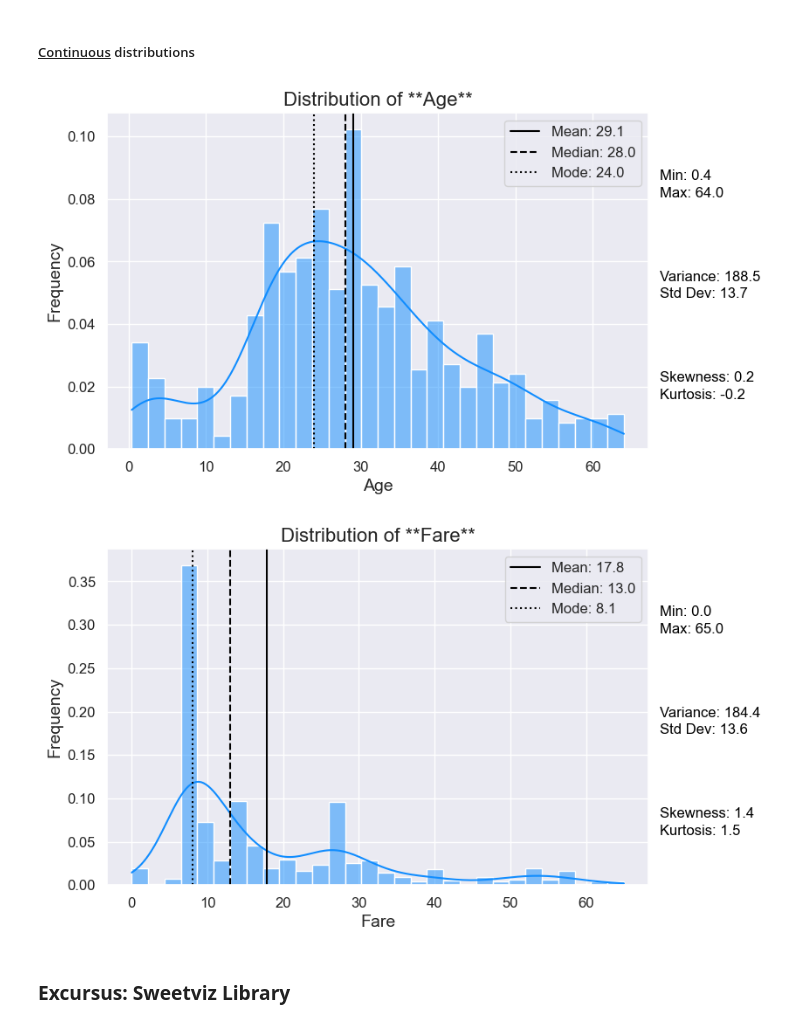
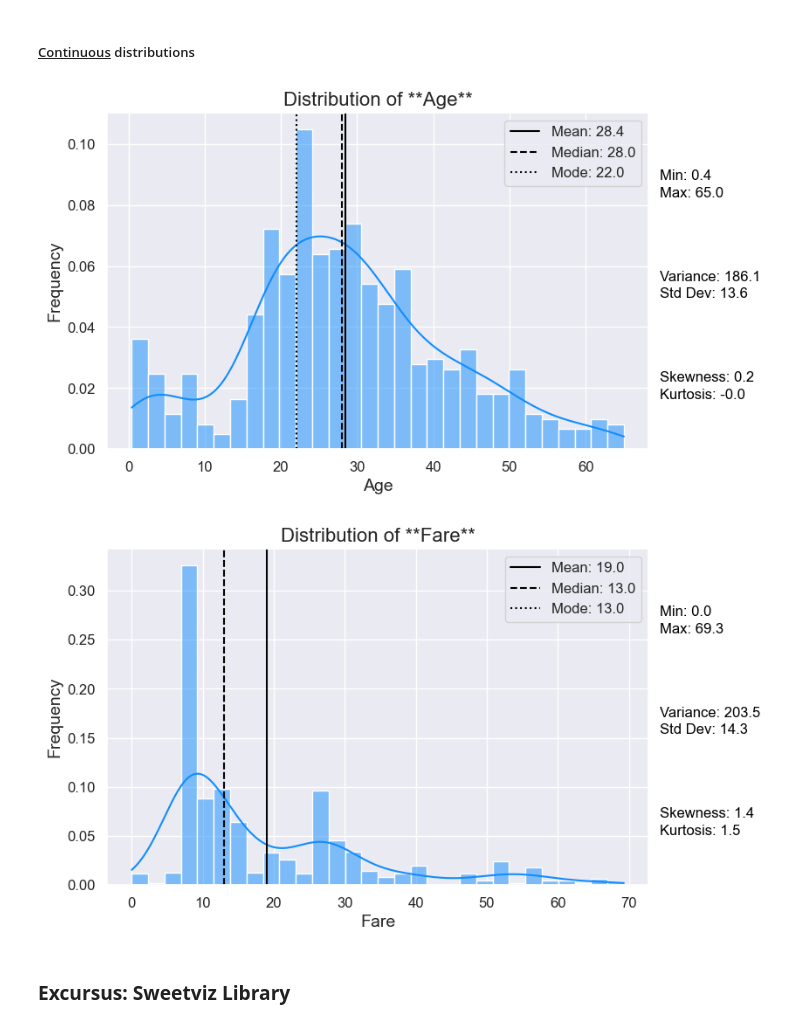
Before and after one commit to robin-friese/machine-learning-ready, a Jupyter notebook: 03 Model Development (DS Role)/Data Exploration.ipynb, the cells around one changed output. Drawn from its saved outputs; the diff is of its cells as text; code cells hidden in the pictures.

```diff
--- a/03 Model Development (DS Role)/Data Exploration.ipynb
+++ b/03 Model Development (DS Role)/Data Exploration.ipynb
@@ -166,0 +173,3 @@ Embarked              2            0.224467
+# %%
+# Remove column "Cabin"
+cleaned_df = remove_missing_values(df, columns_to_drop=["Cabin"], how='list', axis=1)
@@ -166,0 +185,3 @@ Embarked              2            0.224467
+# %%
+# Remove all remaining rows with any missing value
+cleaned_df = remove_missing_values(cleaned_df, columns_to_drop=[], how='any', axis=0)
@@ -173,0 +215,2 @@ explore_outliers(data=df, columns=numerical_cols)
+# %%
+cleaned_df = remove_outliers_from_dataframe(cleaned_df, numerical_cols, method="iqr")
@@ -193,15 +247,15 @@ explore_univariate(
 ##### <u>Continuous</u> distributions
 # %%
 explore_univariate(
-    data=df,
+    data=cleaned_df,
     columns=numerical_cols,
     dist_type="continuous",
     n_bins=30,
-    remove_outliers=True,
+    remove_outliers=False,
 )
 # %% [output]
-[figure, old version]
+[figure, new version]
-[figure, old version]
+[figure, new version]
 # %% [markdown]
 ### **Excursus: Sweetviz Library**
 # %%
```
Also changed, not shown: parts of 13 cells of this notebook, 1 other file.
